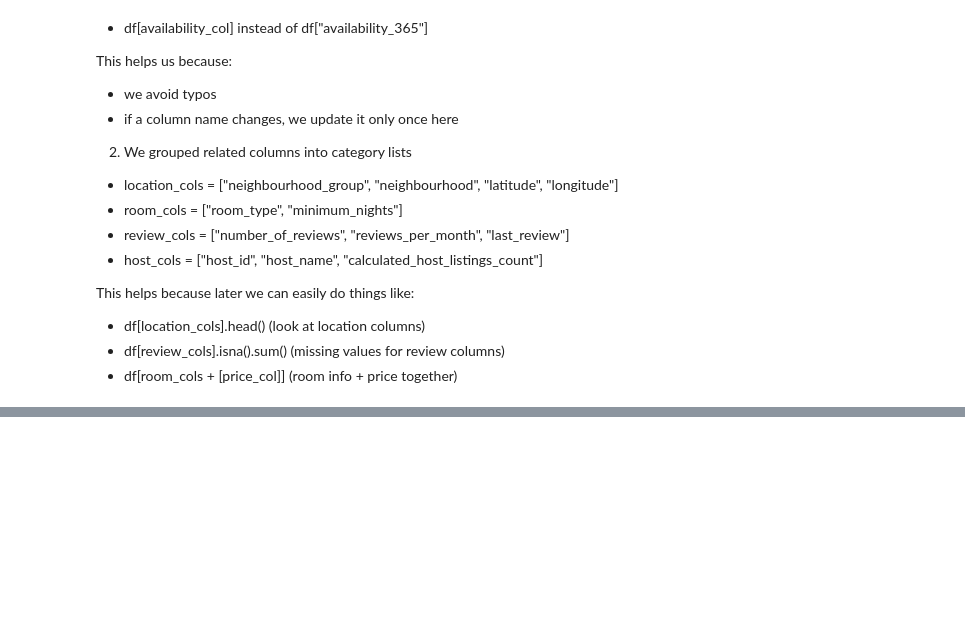
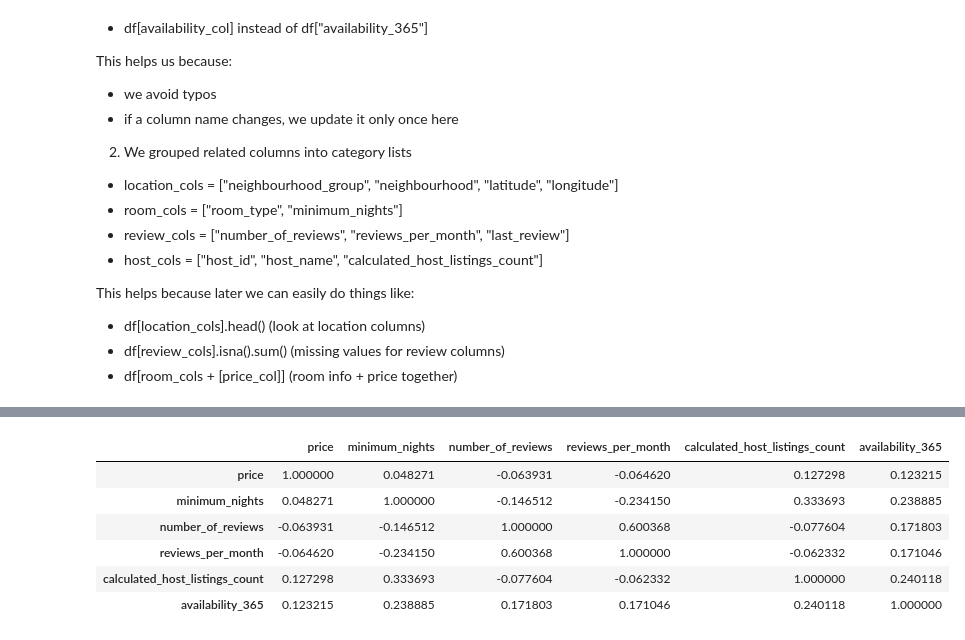
Before and after one commit to mohit716/airbnb-nyc-pandas, a Jupyter notebook: airbnb-nyc-pandas.ipynb, the cells around one changed output, grey strips where cells are left out. Saved outputs shown, nothing was run; the diff lists cells and outputs as text; code cells hidden in the pictures; blank space fills up the shorter version.

```diff
--- a/airbnb-nyc-pandas.ipynb
+++ b/airbnb-nyc-pandas.ipynb
@@ -1225,0 +1727,12 @@ This helps because later we can easily do things like:
+# %%
+# 3) Quick correlation (numeric only)
+df_clean[["price","minimum_nights","number_of_reviews","reviews_per_month",
+          "calculated_host_listings_count","availability_365"]].corr()
+# %% [output]
+|  | price | minimum_nights | number_of_reviews | reviews_per_month | calculated_host_listings_count | availability_365 |
+| price | 1.000000 | 0.048271 | -0.063931 | -0.064620 | 0.127298 | 0.123215 |
+| minimum_nights | 0.048271 | 1.000000 | -0.146512 | -0.234150 | 0.333693 | 0.238885 |
+| number_of_reviews | -0.063931 | -0.146512 | 1.000000 | 0.600368 | -0.077604 | 0.171803 |
+| reviews_per_month | -0.064620 | -0.234150 | 0.600368 | 1.000000 | -0.062332 | 0.171046 |
+| calculated_host_listings_count | 0.127298 | 0.333693 | -0.077604 | -0.062332 | 1.000000 | 0.240118 |
+| availability_365 | 0.123215 | 0.238885 | 0.171803 | 0.171046 | 0.240118 | 1.000000 |
```
Also changed, not shown: parts of 40 cells of this notebook, 3 other files.
